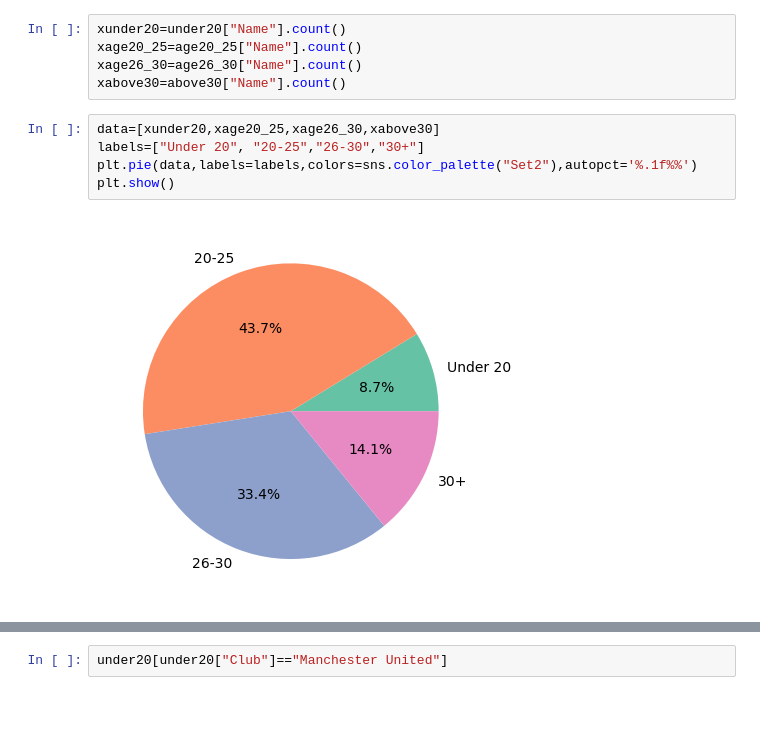
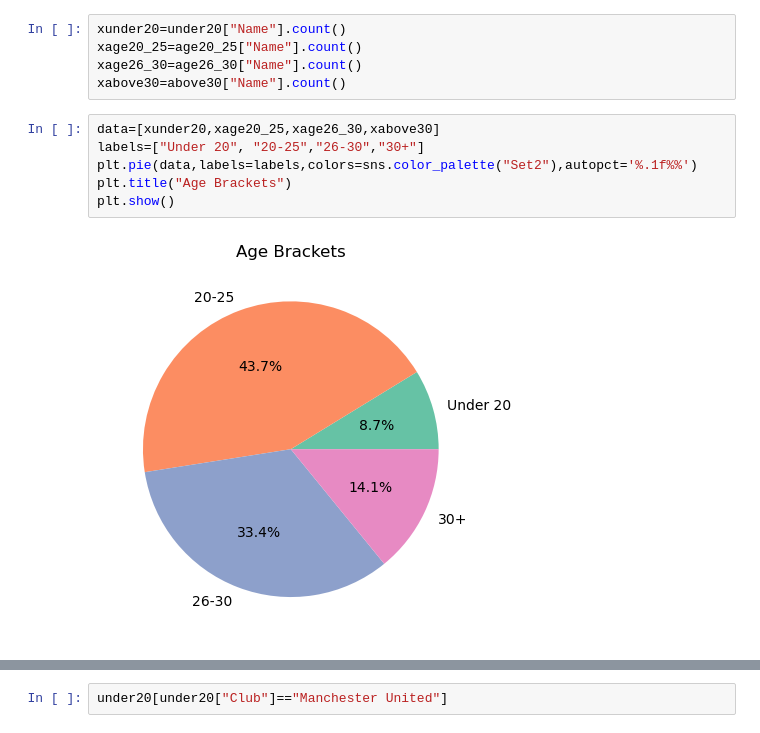
Before and after one commit to kareemhbendary/Premier-League-2020-2021-Analysis, a Jupyter notebook: EPL20_21 Data Analysis.ipynb, the cells around one changed output, grey strips where cells are left out. Drawn from its saved outputs; the diff is of its cells as text; blank space fills up the shorter version.

```diff
--- a/EPL20_21 Data Analysis.ipynb
+++ b/EPL20_21 Data Analysis.ipynb
@@ -183,9 +186,10 @@ xabove30=above30["Name"].count()
 # %%
 data=[xunder20,xage20_25,xage26_30,xabove30]
 labels=["Under 20", "20-25","26-30","30+"]
 plt.pie(data,labels=labels,colors=sns.color_palette("Set2"),autopct='%.1f%%')
+plt.title("Age Brackets")
 plt.show()
 # %% [output]
-[figure, old version]
+[figure, new version]
 # %%
 under20.groupby("Club").size().sort_values(ascending=0).plot(kind="bar",color=sns.color_palette("icefire"))
```
Also changed, not shown: parts of 20 cells of this notebook.
